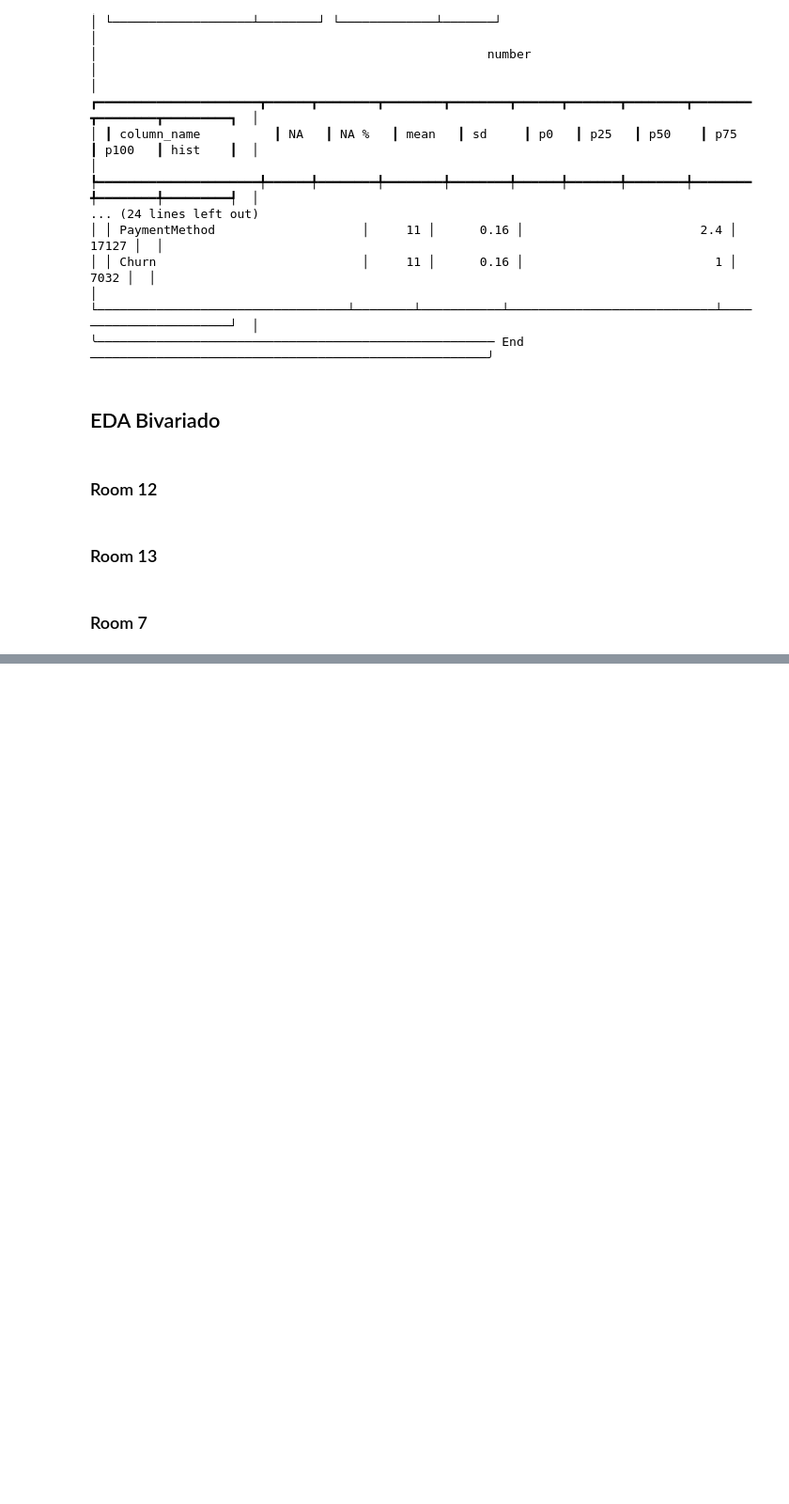
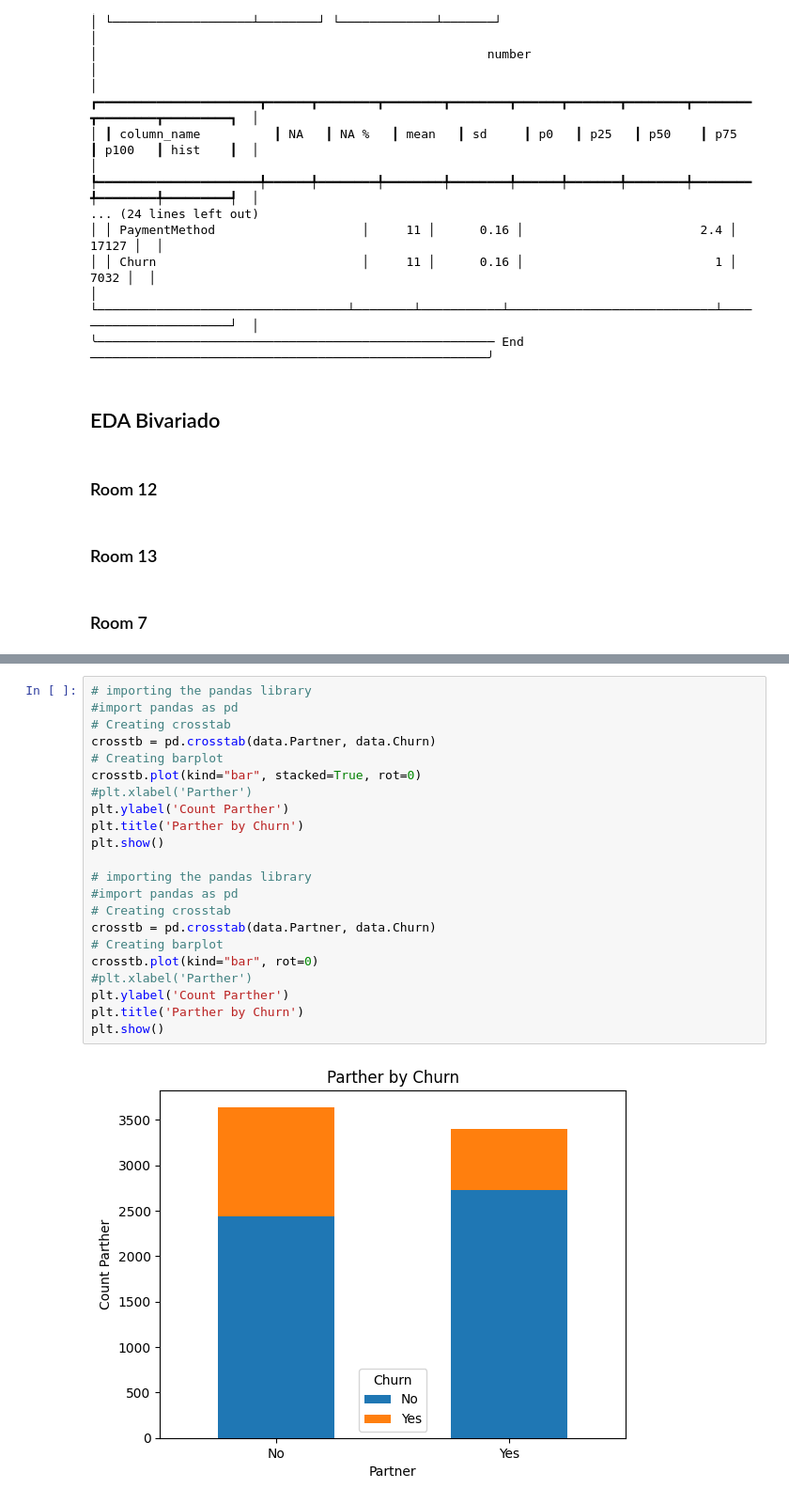
Before and after one commit to nestormontano/PrDS_2024__TelcoCustomerChurn, a Jupyter notebook: eda_py.ipynb, the cells around one changed output, grey strips where cells are left out. Shown at 94% size. Drawn from its saved outputs; the diff is of its cells as text; blank space fills up the shorter version.

```diff
--- a/eda_py.ipynb
+++ b/eda_py.ipynb
@@ -151,0 +184,24 @@ skimpy.skim(data)
+# %%
+# importing the pandas library
+#import pandas as pd
+# Creating crosstab
+crosstb = pd.crosstab(data.Partner, data.Churn)
+# Creating barplot
+crosstb.plot(kind="bar", stacked=True, rot=0)
+#plt.xlabel('Parther')
+plt.ylabel('Count Parther')
+plt.title('Parther by Churn')
+plt.show()
+
+# importing the pandas library
+#import pandas as pd
+# Creating crosstab
+crosstb = pd.crosstab(data.Partner, data.Churn)
+# Creating barplot
+crosstb.plot(kind="bar", rot=0)
+#plt.xlabel('Parther')
+plt.ylabel('Count Parther')
+plt.title('Parther by Churn')
+plt.show()
+# %% [output]
+[figure, added]
```
Also changed, not shown: parts of 13 cells of this notebook.
